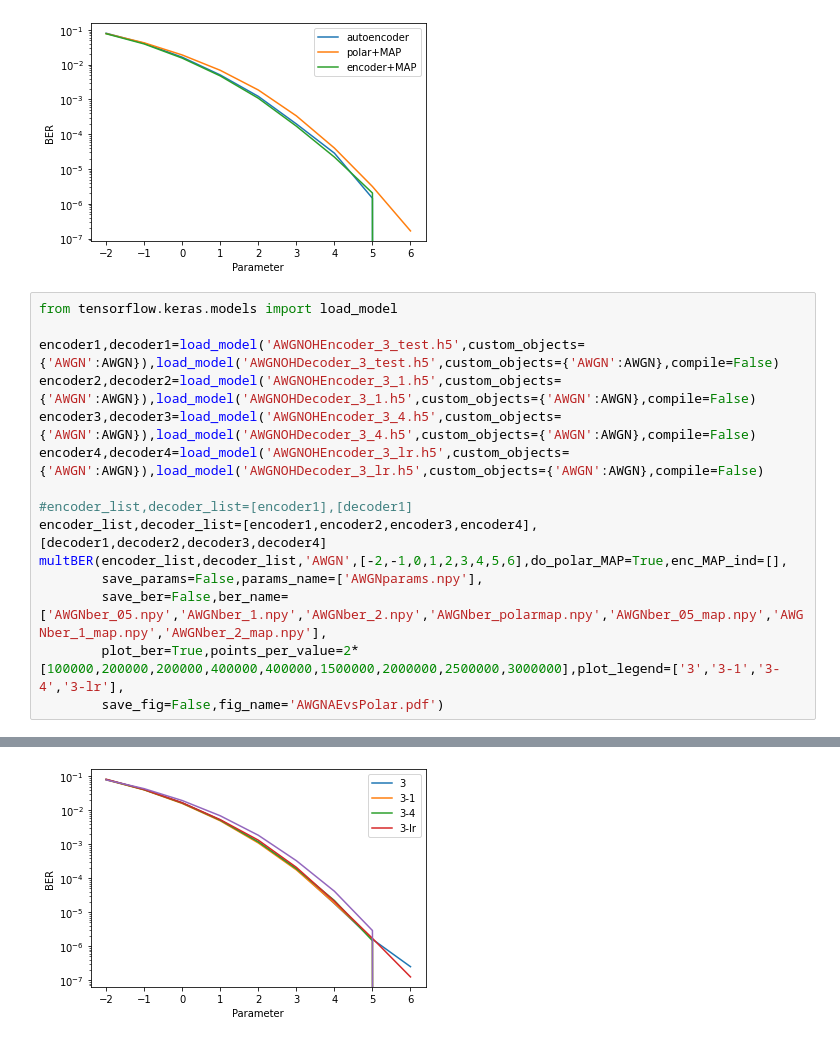
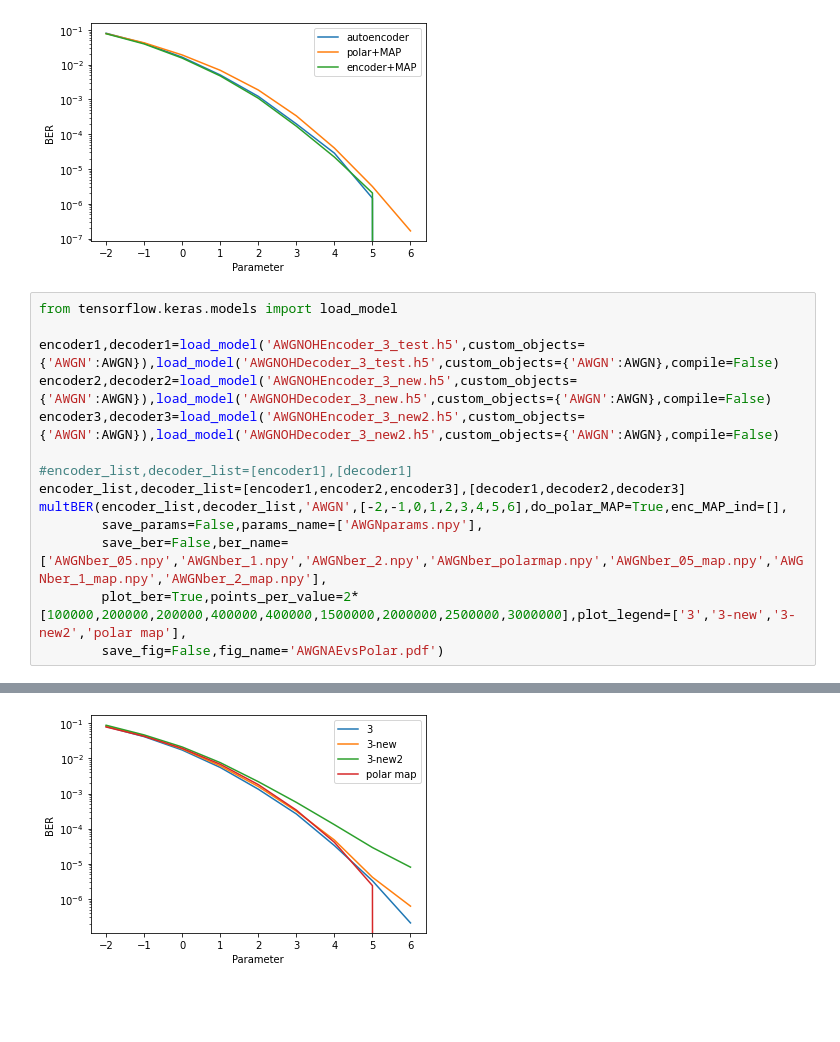
Before and after one commit to remzawi/deep_fec, a Jupyter notebook: AWGNOHAutoencoder_Plots.ipynb, the cells around one changed output, grey strips where cells are left out. Saved outputs shown, nothing was run; the diff lists cells and outputs as text; blank space fills up the shorter version.

```diff
--- a/AWGNOHAutoencoder_Plots.ipynb
+++ b/AWGNOHAutoencoder_Plots.ipynb
@@ -63,16 +63,15 @@ WARNING:tensorflow:No training configuration found in the save file, so the mode
 from tensorflow.keras.models import load_model
 
 encoder1,decoder1=load_model('AWGNOHEncoder_3_test.h5',custom_objects={'AWGN':AWGN}),load_model('AWGNOHDecoder_3_test.h5',custom_objects={'AWGN':AWGN},compile=False)
-encoder2,decoder2=load_model('AWGNOHEncoder_3_1.h5',custom_objects={'AWGN':AWGN}),load_model('AWGNOHDecoder_3_1.h5',custom_objects={'AWGN':AWGN},compile=False)
-encoder3,decoder3=load_model('AWGNOHEncoder_3_4.h5',custom_objects={'AWGN':AWGN}),load_model('AWGNOHDecoder_3_4.h5',custom_objects={'AWGN':AWGN},compile=False)
-encoder4,decoder4=load_model('AWGNOHEncoder_3_lr.h5',custom_objects={'AWGN':AWGN}),load_model('AWGNOHDecoder_3_lr.h5',custom_objects={'AWGN':AWGN},compile=False)
+encoder2,decoder2=load_model('AWGNOHEncoder_3_new.h5',custom_objects={'AWGN':AWGN}),load_model('AWGNOHDecoder_3_new.h5',custom_objects={'AWGN':AWGN},compile=False)
+encoder3,decoder3=load_model('AWGNOHEncoder_3_new2.h5',custom_objects={'AWGN':AWGN}),load_model('AWGNOHDecoder_3_new2.h5',custom_objects={'AWGN':AWGN},compile=False)
 
 #encoder_list,decoder_list=[encoder1],[decoder1]
-encoder_list,decoder_list=[encoder1,encoder2,encoder3,encoder4],[decoder1,decoder2,decoder3,decoder4]
+encoder_list,decoder_list=[encoder1,encoder2,encoder3],[decoder1,decoder2,decoder3]
 multBER(encoder_list,decoder_list,'AWGN',[-2,-1,0,1,2,3,4,5,6],do_polar_MAP=True,enc_MAP_ind=[],
         save_params=False,params_name=['AWGNparams.npy'],
         save_ber=False,ber_name=['AWGNber_05.npy','AWGNber_1.npy','AWGNber_2.npy','AWGNber_polarmap.npy','AWGNber_05_map.npy','AWGNber_1_map.npy','AWGNber_2_map.npy'],
-        plot_ber=True,points_per_value=2*[100000,200000,200000,400000,400000,1500000,2000000,2500000,3000000],plot_legend=['3','3-1','3-4','3-lr'],
+        plot_ber=True,points_per_value=2*[100000,200000,200000,400000,400000,1500000,2000000,2500000,3000000],plot_legend=['3','3-new','3-new2','polar map'],
         save_fig=False,fig_name='AWGNAEvsPolar.pdf')
 # %% [output]
 WARNING:tensorflow:No training configuration found in the save file, so the model was *not* compiled. Compile it manually.
@@ -82 +80 @@ WARNING:tensorflow:No training configuration found in the save file, so the mode
-[figure, old version]
+[figure, new version]
```
Also changed, not shown: parts of 1 cell of this notebook, 2 other files.
